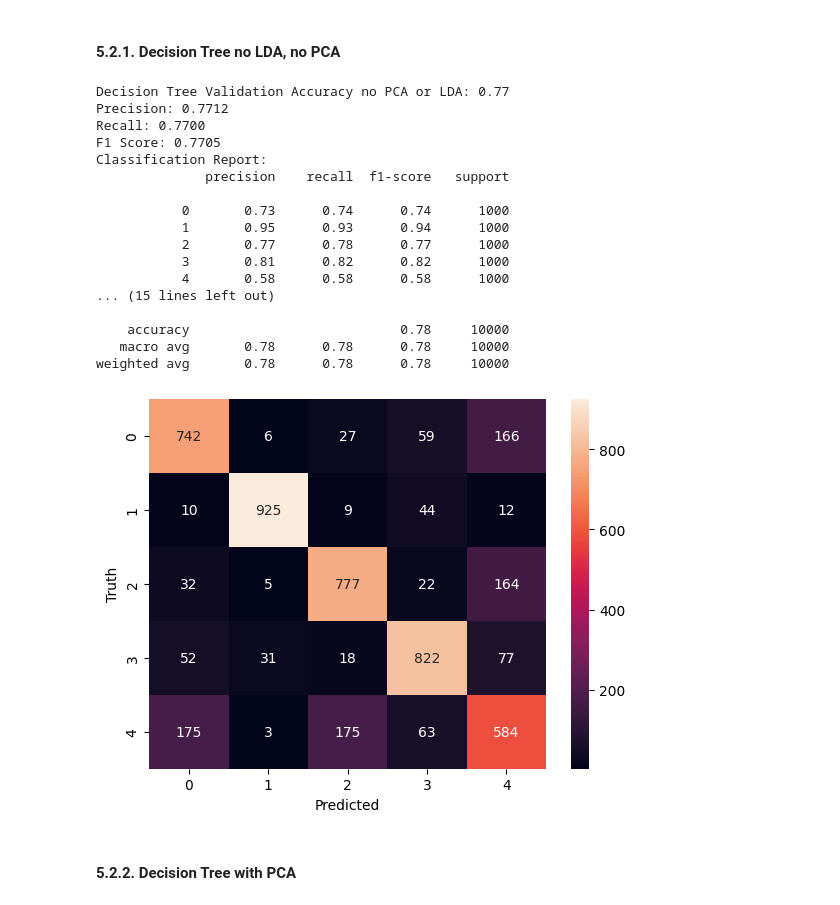
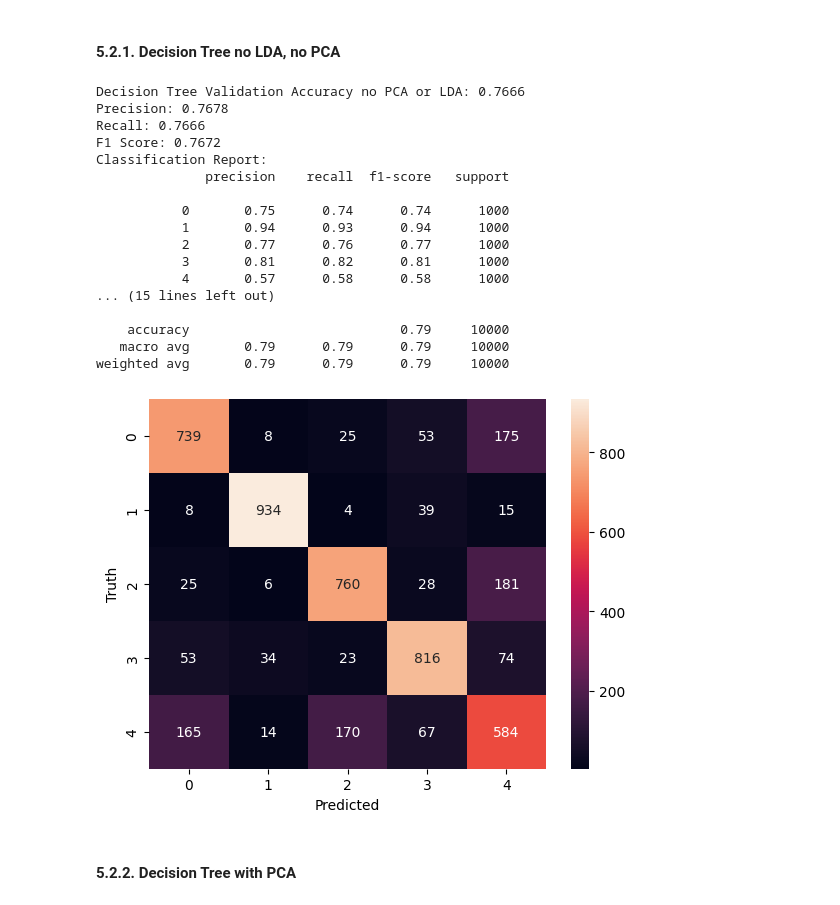
Before and after one commit to PetyaPetrova96/clasifying-clothing-types-, a Jupyter notebook: steps.ipynb, the cells around one changed output. Drawn from its saved outputs; the diff is of its cells as text; code cells hidden in the pictures.

```diff
--- a/steps.ipynb
+++ b/steps.ipynb
@@ -1098,7 +1090,7 @@ Minimal difference, but still the winner is k= 15, because the differences betwe
 # %% [markdown]
 #### 5.2.1. Decision Tree no LDA, no PCA
 # %%
-dt = DecisionTreeClassifier()
+dt = DecisionTreeClassifier(criterion='entropy')
 dt.fit(x_train_data, y_train_data)
 dt_predictions = dt.predict(x_test_data)
 dt_accuracy = accuracy_score(y_test_data, dt_predictions)
@@ -1115,46 +1107,46 @@ precision, recall, f1_score, _ = precision_recall_fscore_support(y_test_data, dt
 
 print(f'Precision: {precision:.4f}')
 print(f'Recall: {recall:.4f}')
 print(f'F1 Score: {f1_score:.4f}')
 
 # Classification report with precision, recall, and F1 score
 print("Classification Report:")
 print(classification_report(y_test_data, dt_predictions))
 
 
 # Perform cross-validation
 # Cross-validation for accuracy
 cv_accuracy = cross_val_score(dt, x_train_data, y_train_data, cv=5, scoring='accuracy')
 print(f'Cross-Validation Accuracy: {np.mean(cv_accuracy):.4f}')
 
 # Cross-validation for F1 score
 cv_predictions = cross_val_predict(dt, x_train_data, y_train_data, cv=5)
 precision, recall, f1_score, _ = precision_recall_fscore_support(y_train_data, cv_predictions, average='weighted')
 print(f'Cross-Validation F1 Score: {f1_score:.4f}')
 
 # Print the classification report for cross-validation
 cv_report = classification_report(y_train_data, cv_predictions)
 print("Cross-Validation Classification Report:")
 print(cv_report)
 # %% [output]
-Decision Tree Validation Accuracy no PCA or LDA: 0.77
-Precision: 0.7712
-Recall: 0.7700
-F1 Score: 0.7705
+Decision Tree Validation Accuracy no PCA or LDA: 0.7666
+Precision: 0.7678
+Recall: 0.7666
+F1 Score: 0.7672
 Classification Report:
               precision    recall  f1-score   support
 
-           0       0.73      0.74      0.74      1000
-           1       0.95      0.93      0.94      1000
-           2       0.77      0.78      0.77      1000
-           3       0.81      0.82      0.82      1000
-           4       0.58      0.58      0.58      1000
+           0       0.75      0.74      0.74      1000
+           1       0.94      0.93      0.94      1000
+           2       0.77      0.76      0.77      1000
+           3       0.81      0.82      0.81      1000
+           4       0.57      0.58      0.58      1000
 ... (15 lines left out)
 
-    accuracy                           0.78     10000
-   macro avg       0.78      0.78      0.78     10000
-weighted avg       0.78      0.78      0.78     10000
+    accuracy                           0.79     10000
+   macro avg       0.79      0.79      0.79     10000
+weighted avg       0.79      0.79      0.79     10000
-[figure, old version]
+[figure, new version]
 # %% [markdown]
 #### 5.2.2. Decision Tree with PCA
 # %%
```
Also changed, not shown: parts of 20 cells of this notebook.
